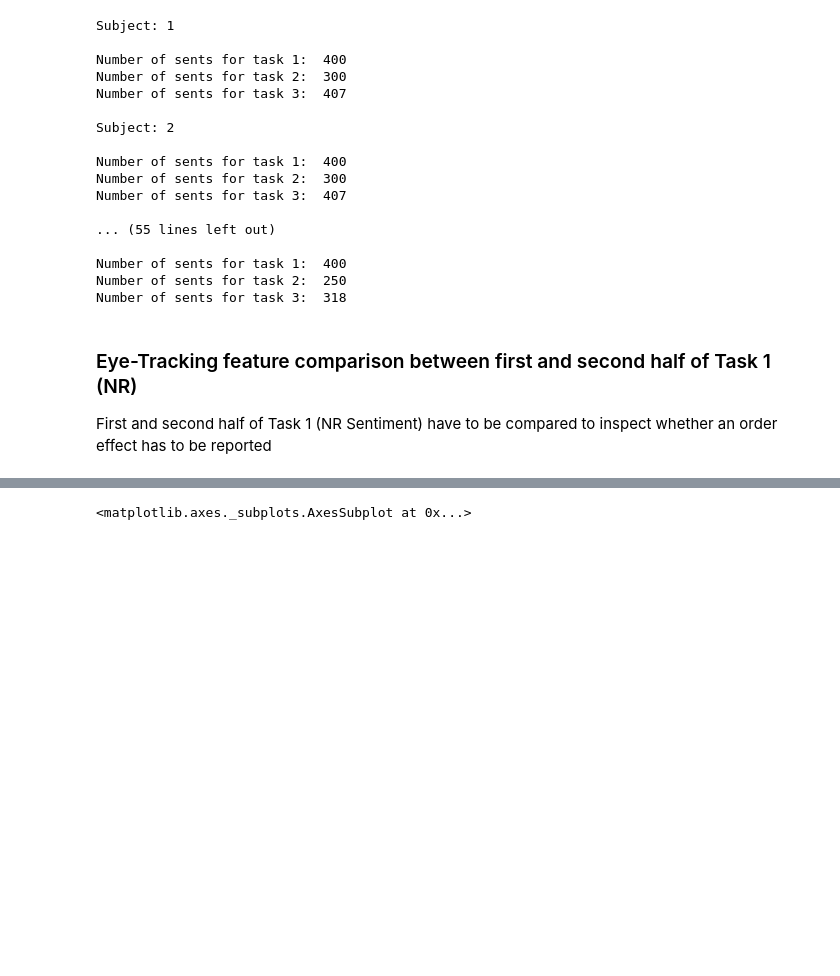
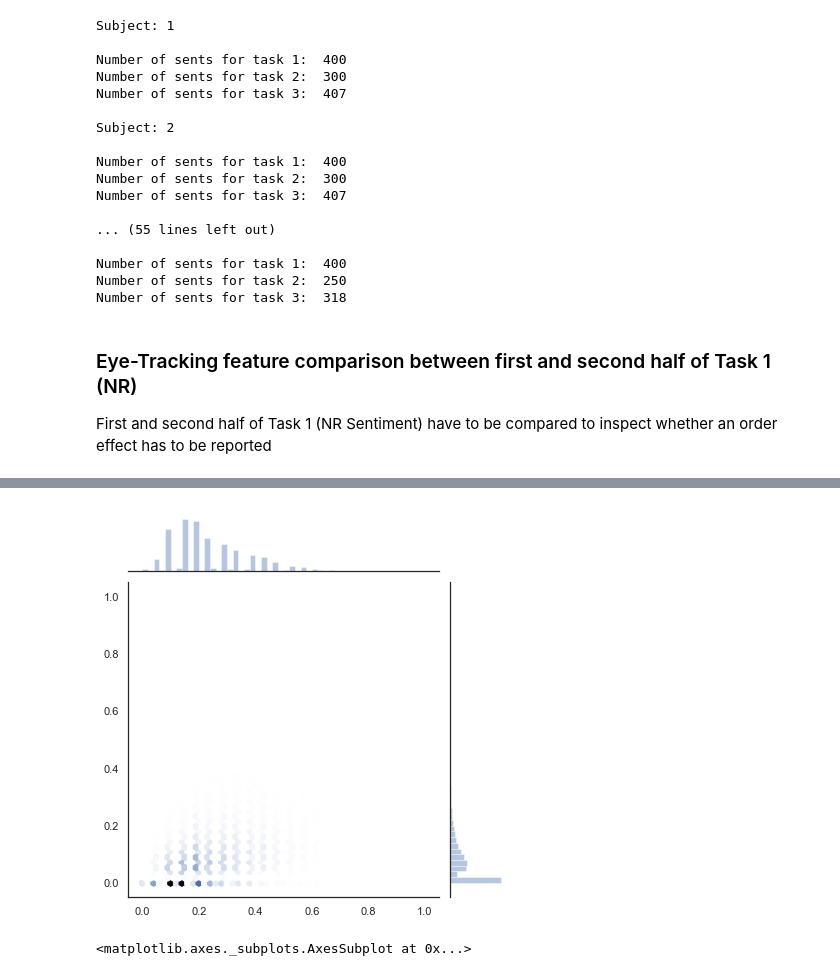
Before and after one commit to PosoSAgapo/NER-with-EEG-and-ET, a Jupyter notebook: data_exploration.ipynb, the cells around one changed output, grey strips where cells are left out. Cells and saved outputs as stored; diff of their text form; code cells hidden in the pictures; blank space fills up the shorter version.

```diff
--- a/data_exploration.ipynb
+++ b/data_exploration.ipynb
@@ -26,4 +23,11 @@ from utils import *
+# %%
+sns.set()
 # %% [markdown]
 ## Eye-Tracking (ET)
+# %%
+# instantiate data transformer object for task 1, 2, or 3 on sentence level (no scaling for now)
+datatransform_t1_et_word = DataTransformer('task1', level='word', data='ET', scaling='min-max', fillna='min')
+datatransform_t2_et_word = DataTransformer('task2', level='word', data='ET', scaling='min-max', fillna='min')
+datatransform_t3_et_word = DataTransformer('task3', level='word', data='ET', scaling='min-max', fillna='min')
 # %%
 # instantiate data transformer object for task 1, 2, or 3 on sentence level (no scaling for now)
@@ -33,6 +37,6 @@ datatransform_t3_et = DataTransformer('task3', level='sentence', data='ET', scal
 # %%
 # get data for all subjects according to settings specified in cell above
 # NOTE: data for each sbj will be stored in pd.DataFrame
-sbjs_t1_et = [datatransform_t1_et(i) for i in range(12)]
-sbjs_t2_et = [datatransform_t2_et(i) for i in range(12)]
-sbjs_t3_et = [datatransform_t3_et(i) for i in range(12)]
+sbjs_t1_et_word = [datatransform_t1_et_word(i) for i in range(12)]
+sbjs_t2_et_word = [datatransform_t2_et_word(i) for i in range(12)]
+sbjs_t3_et_word = [datatransform_t3_et_word(i) for i in range(12)]
@@ -109,0 +122,4 @@ corr_mat(compute_allvals(sbjs_t1_et, features='ET'), features='ET', heatmap=Fals
+# %%
+all_sbjs_t1_et_word = pd.concat(sbjs_t1_et_word)
+all_sbjs_t2_et_word = pd.concat(sbjs_t2_et_word)
+all_sbjs_t3_et_word = pd.concat(sbjs_t3_et_word)
@@ -110,3 +171,8 @@ corr_mat(compute_allvals(sbjs_t1_et, features='ET'), features='ET', heatmap=Fals
+# %%
+with sns.axes_style('white'):
+    sns.jointplot("WordLen", "TRT", all_sbjs_t1_et_word, kind='hex')
+# %% [output]
+[figure, added]
 # %%
 corr_mat(compute_allvals(sbjs_t1_et, features='ET'), features='ET', heatmap=True)
 # %% [output]
```
Also changed, not shown: parts of 14 cells of this notebook, 6 other files.
